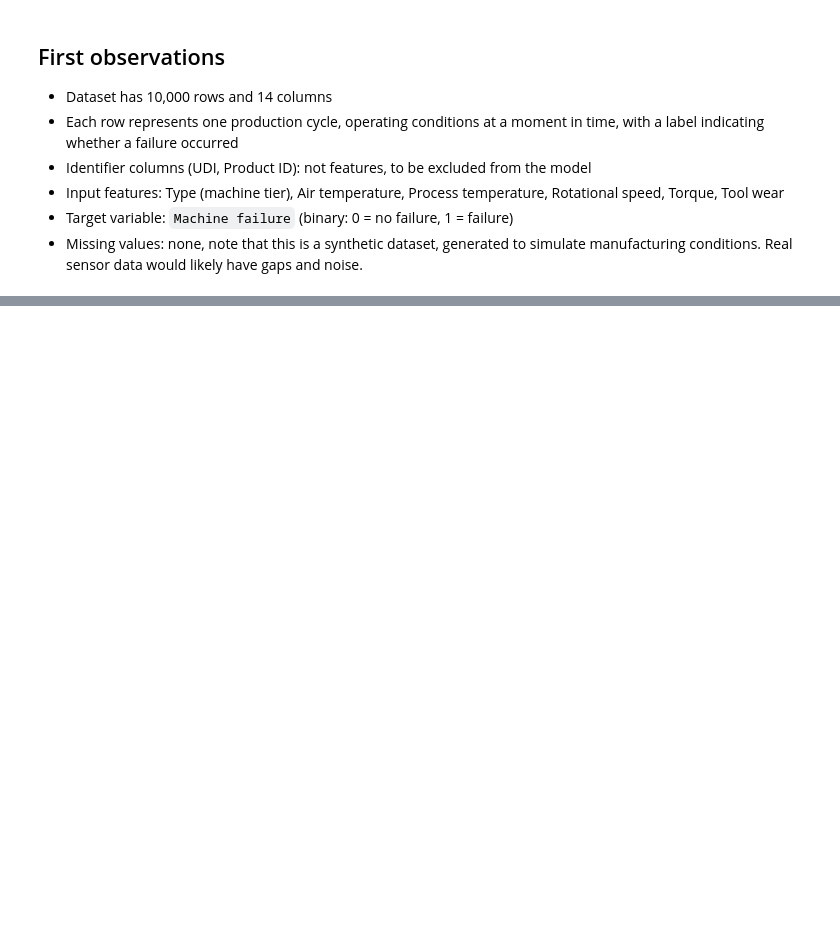
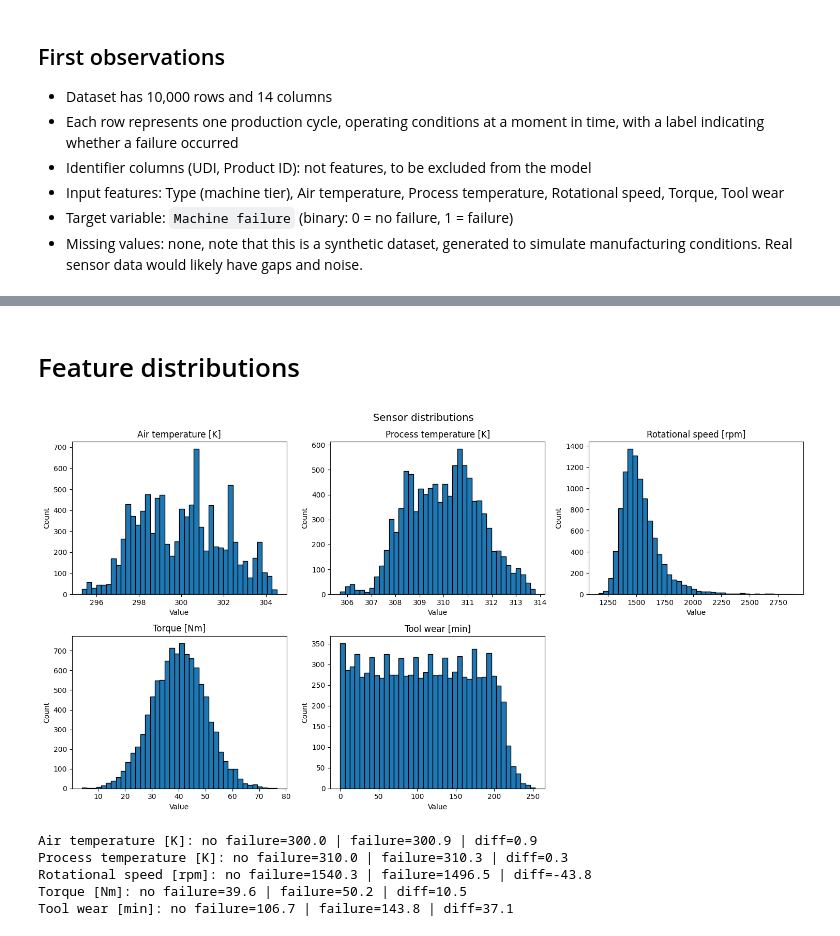
Before and after one commit to leithmaj/predictive-maintenance-ai, a Jupyter notebook: 1_tabular_ml/01_eda.ipynb, the cells around one changed output, grey strips where cells are left out. Cells and saved outputs as stored; diff of their text form; code cells hidden in the pictures; blank space fills up the shorter version.

Commit message:
feat: add sensor distribution and failure correlation analysis

```diff
--- a/1_tabular_ml/01_eda.ipynb
+++ b/1_tabular_ml/01_eda.ipynb
@@ -94,0 +137,37 @@ df.columns.tolist()
+# %% [markdown]
+# Feature distributions
+# %%
+sensors = [
+    'Air temperature [K]',
+    'Process temperature [K]',
+    'Rotational speed [rpm]',
+    'Torque [Nm]',
+    'Tool wear [min]'
+]
+
+fig, axes = plt.subplots(2, 3, figsize=(15,8))
+fig.suptitle('Sensor distributions', fontsize=14)
+
+for i, col in enumerate(sensors):
+    ax = axes[i//3][i%3]
+    ax.hist(df[col], bins=40, edgecolor='black')
+    ax.set_title(col)
+    ax.set_xlabel('Value')
+    ax.set_ylabel('Count')
+
+axes[1][2].set_visible(False)  # hide empty subplot
+plt.tight_layout()
+plt.show()
+# %% [output]
+[figure, added]
+# %%
+# Sensor values during failure vs no failure
+for col in sensors:
+    means = df.groupby('Machine failure')[col].mean()
+    print(f"{col}: no failure={means[0]:.1f} | failure={means[1]:.1f} | diff={means[1]-means[0]:.1f}")
+# %% [output]
+Air temperature [K]: no failure=300.0 | failure=300.9 | diff=0.9
+Process temperature [K]: no failure=310.0 | failure=310.3 | diff=0.3
+Rotational speed [rpm]: no failure=1540.3 | failure=1496.5 | diff=-43.8
+Torque [Nm]: no failure=39.6 | failure=50.2 | diff=10.5
+Tool wear [min]: no failure=106.7 | failure=143.8 | diff=37.1
```
Also changed, not shown: parts of 5 cells of this notebook.
